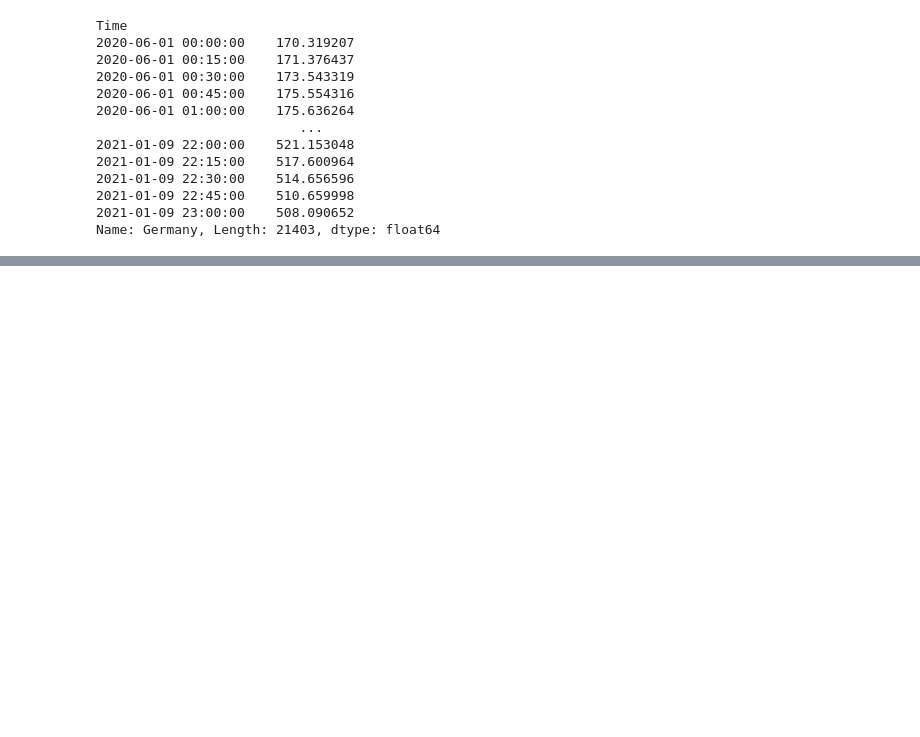
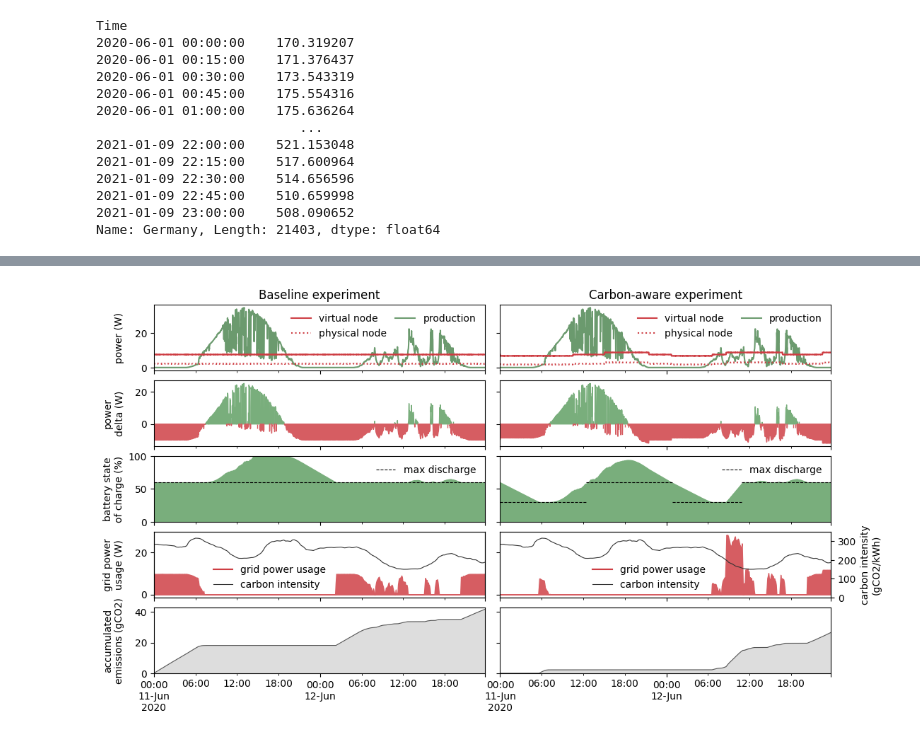
Before and after one commit to dos-group/vessim, a Jupyter notebook: evaluation.ipynb, the cells around one changed output, grey strips where cells are left out. Saved outputs shown, nothing was run; the diff lists cells and outputs as text; code cells hidden in the pictures; blank space fills up the shorter version.

```diff
--- a/evaluation.ipynb
+++ b/evaluation.ipynb
@@ -30,5 +96,5 @@ Name: Germany, Length: 21403, dtype: float64
 # %%
-with open("q", "r") as f:
+with open("data/weather_berlin_2021-06.csv", "r") as f:
     solar = pd.read_csv(f, index_col=0, parse_dates=True)["solar"]
 solar.index = solar.index - timedelta(days=365)
 # %%
@@ -82,14 +148,17 @@ class Battery:
         return self.charge_level / self.capacity
 
 class Workload:
-    def __init__(self, consumption_in_w):
+    def __init__(self, consumption_in_w, events_per_second):
         self.used_energy = 0
+        self.events_processed = 0
         self.consumption_in_w = consumption_in_w
+        self.events_per_second = events_per_second
 
     def step(self, t_in_min):
-        # mu, sigma = 0, 5  # mean and standard deviation
-        cons = self.consumption_in_w  # + np.random.normal(mu, sigma)
+        mu, sigma = 0, 0.03  # mean and standard deviation
+        cons = self.consumption_in_w + np.random.normal(mu, sigma)
         self.used_energy += cons * t_in_min * 60
+        self.events_processed += self.events_per_second * 60
         return cons
 # %%
 MAX_DISCHARGE = 0.6
@@ -208,0 +258,85 @@ Carbon Emissions: 16.34 gCO2
+# %%
+RED = "#D65D62"
+BATTERY_COLOR = "#79ae7c"
+GREEN = BATTERY_COLOR  # "#8BC34A"
+
+def plot_evaluation(measurements_df, axs, title: str, left: bool):
+    axs[0].set_title(title)
+
+    measurements_df["production_power"].plot(ax=axs[0], color="#6b9a6e", label="production")
+    measurements_df["raspi_power"].plot(ax=axs[0], color="#ce3d43", label="physical node", linestyle=":")
+    measurements_df["aws_power"].plot(ax=axs[0], color="#ce3d43", label="virtual node")
+    axs[0].set_ylabel("power (W)")
+    h, l = axs[0].get_legend_handles_labels()
+    axs[0].legend([h[2], h[1], h[0]], [l[2], l[1], l[0]], frameon=False, ncol=2, columnspacing=0.9)
+    ü = h[2]
+
+    x = measurements_df["delta_power"]
+    x.plot(ax=axs[1], alpha=0)  # this call improves performance
+    axs[1].fill_between(x.index, 0, x.values, where=x.values>0, color=GREEN)
+    axs[1].fill_between(x.index, 0, x.values, where=x.values<0, color=RED)
+    axs[1].set_ylabel("power\ndelta (W)")
+
+    x = measurements_df["battery_soc"]
+    x.plot(ax=axs[2], alpha=0)  # performance
+    axs[2].fill_between(x.index, 0, x.values * 100, color=BATTERY_COLOR)
+    axs[2].set_ylim(0, 100)
+    axs[2].set_ylabel("battery state\nof charge (%)")
+    if left:
+        axs[2].axhline(60, linestyle="--", linewidth=.8, color="black", label="max discharge")
+    else:
+        X1 = .26
+        X2 = .52
+        X3 = .73
+        axs[2].axhline(30, xmin=0, xmax=X1, linestyle="--", linewidth=.8, color="black", label="max discharge")
+        axs[2].axhline(60, xmin=X1, xmax=X2, linestyle="--", linewidth=.8, color="black")
+        axs[2].axhline(30, xmin=X2, xmax=X3, linestyle="--", linewidth=.8, color="black")
+        axs[2].axhline(60, xmin=X3, xmax=1, linestyle="--", linewidth=.8, color="black")
+        axs[2].axvline(X1, ymin=30, ymax=60, linestyle="--", linewidth=.8, color="black")
+        axs[2].axvline(X2, ymin=30, ymax=60, linestyle="--", linewidth=.8, color="black")
+        axs[2].axvline(X3, ymin=30, ymax=60, linestyle="--", linewidth=.8, color="black")
+
+    h, l = axs[2].get_legend_handles_labels()
+    axs[2].legend(h[1:], l[1:], frameon=False)
+
+    grid = -measurements_df["excess_power"].groupby(pd.Grouper(freq='5min')).mean()
+    grid[grid < 0] = 0
+    grid.plot(ax=axs[3], alpha=0)  # performance
+    axs[3].fill_between(grid.index, 0, grid.values, color=RED)
+    axs[3].set_ylabel("grid power\nusage (W)")
+
+    ax3_twin = axs[3].twinx()
+    carbon.plot(ax=ax3_twin, color="#333", linewidth=.8)
+    ax3_twin.set_ylim(0, 350)
+    if not left:
+        ax3_twin.set_ylabel("carbon intensity\n(gCO2/kWh)")
+        ax3_twin.set_yticks([0, 100, 200, 300])
+    else:
+        ax3_twin.set_yticks([])
+
+    h_, _ = ax3_twin.get_legend_handles_labels()
+    if left:
+        x = 0.35
+    else:
+        x = 0.45
+    axs[3].legend([ü] + h_, ["grid power usage", "carbon intensity"], frameon=False, loc='upper center', bbox_to_anchor=(x, 0.63))
+
+    grid = -measurements_df["excess_power"]
+    grid[grid < 0] = 0
+    emissions = grid * carbon  # 60 Ws * gCO2/kWh  //  gCO2/60000 // kgCO2/60000/1000
+    emissions /= 60000
+    emissions.cumsum().plot(ax=axs[4], color="#555", linewidth=.8)
+    axs[4].fill_between(emissions.index, emissions.cumsum().values, color="#ddd")
+    axs[4].set_ylabel("accumulated\nemissions (gCO2)")
+    axs[4].set_ylim(0, 43)
+    axs[4].set_xlabel("")
+    #axs[4].set_xticks("2020")
+    print(f"Carbon Emissions: {emissions.sum():.2f} gCO2; Grid energy: {grid.sum() * 60 / 3600:.2f} Wh")
+    return emissions, grid
+
+fig, axs = plt.subplots(ncols=2, nrows=5, sharex="col", sharey="row", figsize=(10,5.5))
+fig.tight_layout(pad=0)
+emissions1, grid1 = plot_evaluation(measurements_1, axs[:,0], title="Baseline experiment", left=True)
+emissions2, grid2 = plot_evaluation(measurements_2, axs[:,1], title="Carbon-aware experiment", left=False)
+fig.align_ylabels()
+# %% [output]
@@ -209,2 +345,3 @@ Carbon Emissions: 16.34 gCO2
+[figure, added]
 # %%
 fig.savefig("../../Latex/2023-wiley-specialissue/ama/figures/evaluation.pdf", dpi=300, bbox_inches='tight')
```
Also changed, not shown: parts of 13 cells of this notebook, 10 other files.
